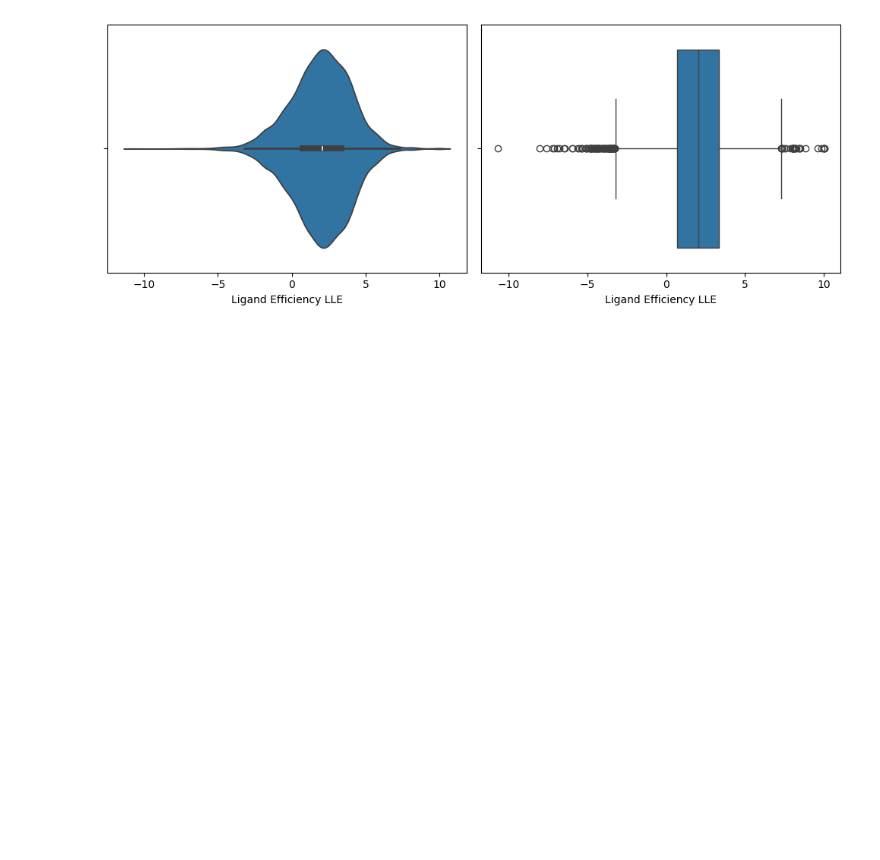
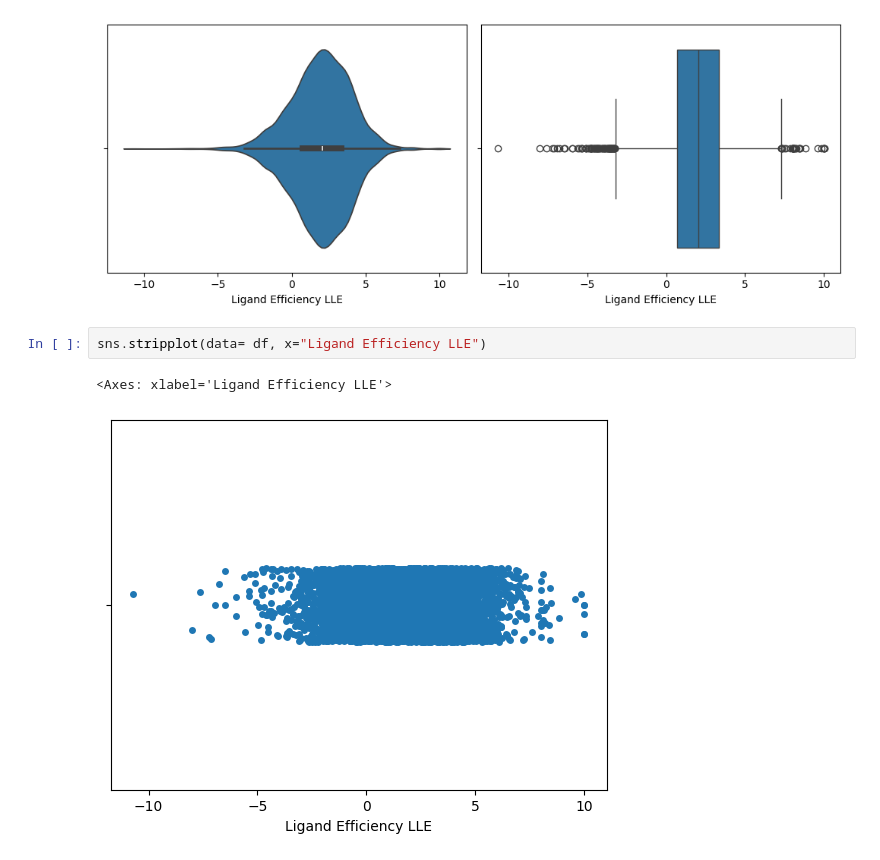
Before and after one commit to briskicedteaa/Scientific-Visualization-for-Computational-Biology, a Jupyter notebook: Distribution_Plots.ipynb, the cells around one changed output. Saved outputs shown, nothing was run; the diff lists cells and outputs as text; blank space fills up the shorter version.

Commit message:
Create a strip plot for Ligand Efficiency LLE

```diff
--- a/Distribution_Plots.ipynb
+++ b/Distribution_Plots.ipynb
@@ -48,3 +48,8 @@ plt.tight_layout()
 plt.show()
 # %% [output]
 [figure]
+# %%
+sns.stripplot(data= df, x="Ligand Efficiency LLE")
+# %% [output]
+<Axes: xlabel='Ligand Efficiency LLE'>
+[figure, added]
```
